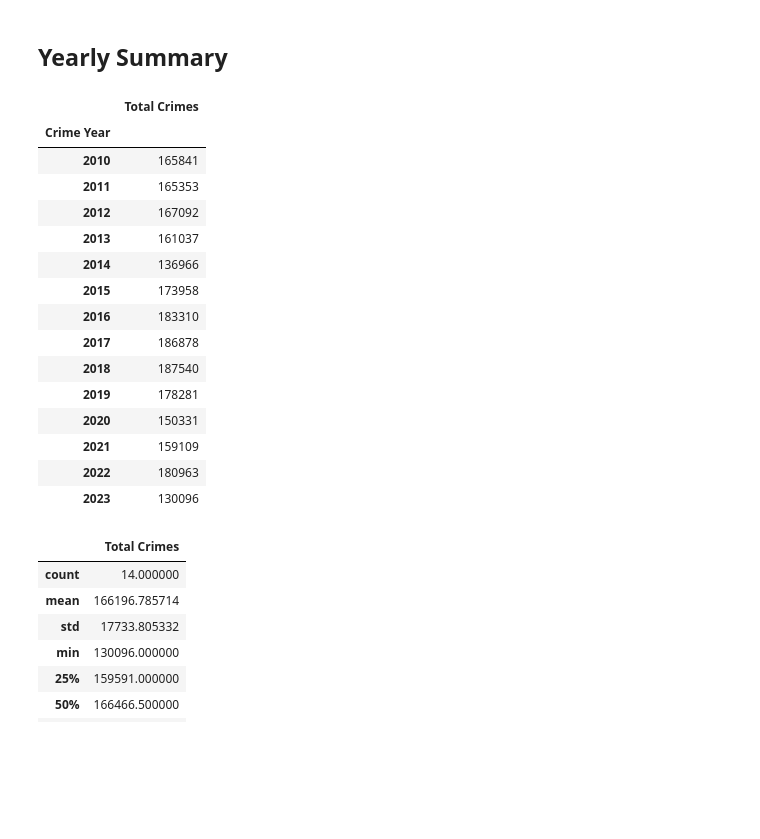
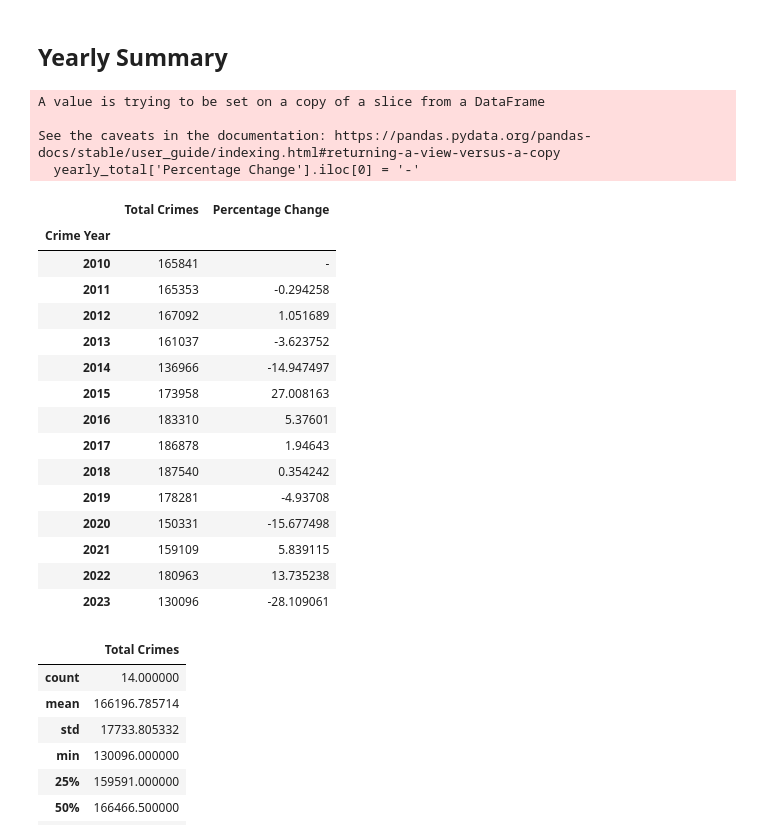
Before and after one commit to kekojones12/Project-1, a Jupyter notebook: Project_1_starter.ipynb, the cells around one changed output. Cells and saved outputs as stored; diff of their text form; code cells hidden in the pictures; blank space fills up the shorter version.

```diff
--- a/Project_1_starter.ipynb
+++ b/Project_1_starter.ipynb
@@ -99,24 +99,34 @@ print(unique_demo)
 # %%
 # Get the total number of crimes by year
 yearly_total = Data_complete["DR Number"].groupby(Data_complete["Crime Year"]).count().reset_index()
 yearly_total.rename(columns={"DR Number": "Total Crimes"}, inplace=True)
+
+# Add a column that calculates the yearly rate of change in crime
+yearly_total['Percentage Change'] = yearly_total['Total Crimes'].pct_change() * 100
+
+# Convert NaN first row to a dash
+yearly_total['Percentage Change'].iloc[0] = '-'
 yearly_total.set_index('Crime Year', inplace=True)
 yearly_total
 # %% [output]
+A value is trying to be set on a copy of a slice from a DataFrame
+
+See the caveats in the documentation: https://pandas.pydata.org/pandas-docs/stable/user_guide/indexing.html#returning-a-view-versus-a-copy
+  yearly_total['Percentage Change'].iloc[0] = '-'
-|  | Total Crimes |
-| Crime Year |  |
-| 2010 | 165841 |
-| 2011 | 165353 |
-| 2012 | 167092 |
-| 2013 | 161037 |
-| 2014 | 136966 |
-| 2015 | 173958 |
-| 2016 | 183310 |
-| 2017 | 186878 |
-| 2018 | 187540 |
-| 2019 | 178281 |
-| 2020 | 150331 |
-| 2021 | 159109 |
-| 2022 | 180963 |
-| 2023 | 130096 |
+|  | Total Crimes | Percentage Change |
+| Crime Year |  |  |
+| 2010 | 165841 | - |
+| 2011 | 165353 | -0.294258 |
+| 2012 | 167092 | 1.051689 |
+| 2013 | 161037 | -3.623752 |
+| 2014 | 136966 | -14.947497 |
+| 2015 | 173958 | 27.008163 |
+| 2016 | 183310 | 5.37601 |
+| 2017 | 186878 | 1.94643 |
+| 2018 | 187540 | 0.354242 |
+| 2019 | 178281 | -4.93708 |
+| 2020 | 150331 | -15.677498 |
+| 2021 | 159109 | 5.839115 |
+| 2022 | 180963 | 13.735238 |
+| 2023 | 130096 | -28.109061 |
 # %%
```
Also changed, not shown: parts of 9 cells of this notebook, 2 other files.
